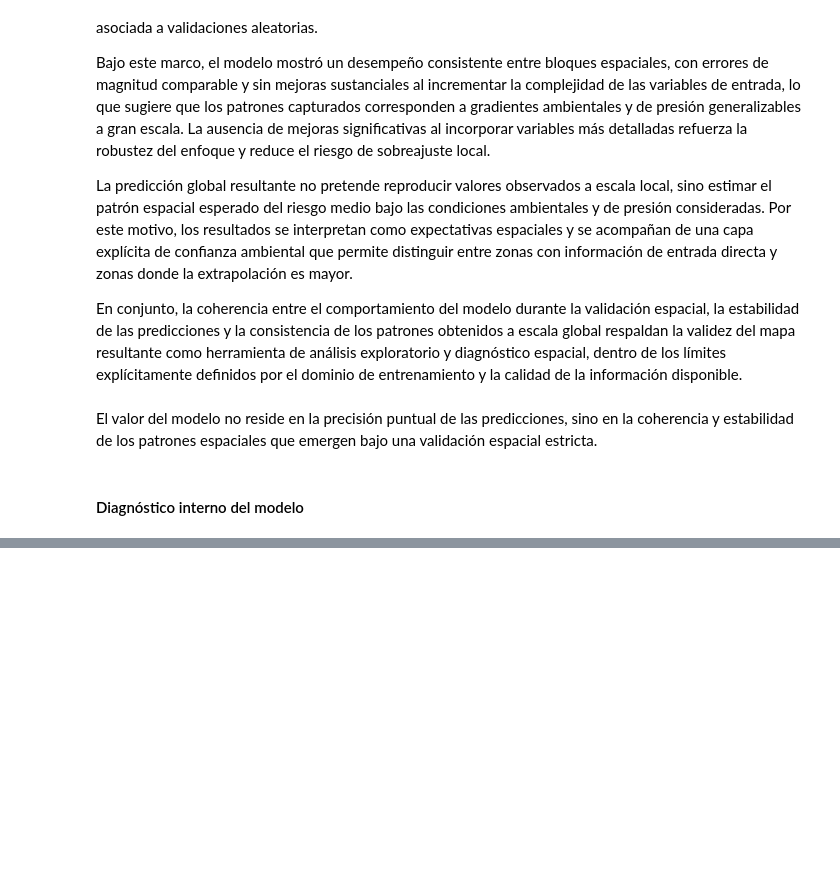
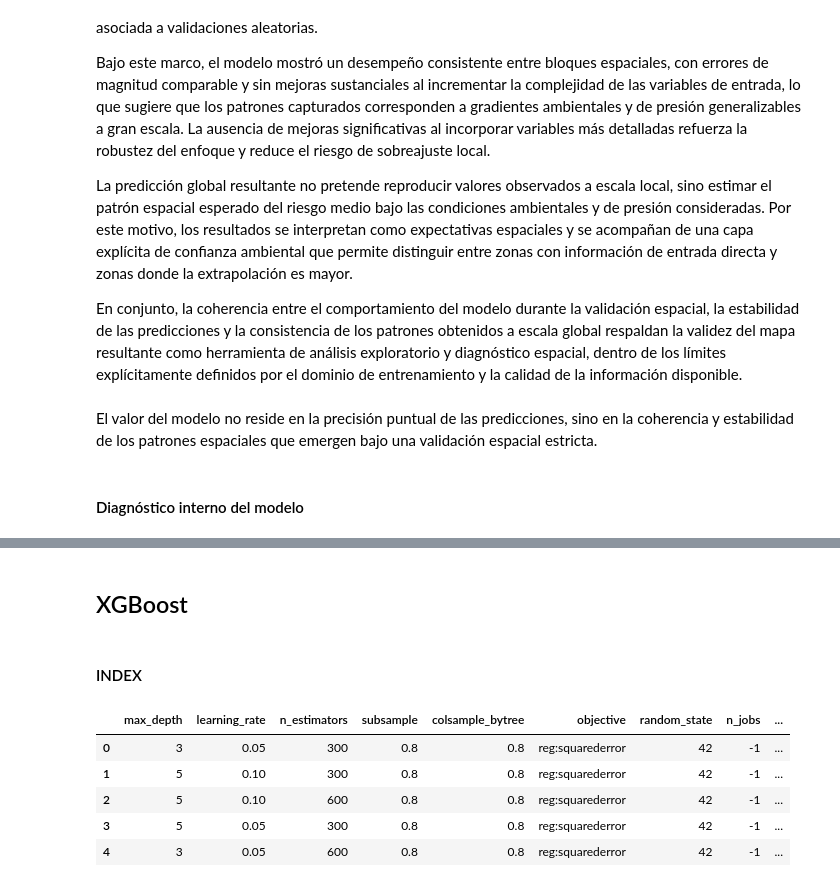
Before and after one commit to 4GeeksAcademy/loreykil_proyecto_final, a Jupyter notebook: Grilla2.0.ipynb, the cells around one changed output, grey strips where cells are left out. Drawn from its saved outputs; the diff is of its cells as text; code cells hidden in the pictures; blank space fills up the shorter version.

```diff
--- a/Grilla2.0.ipynb
+++ b/Grilla2.0.ipynb
@@ -458,7 +460,7 @@ def evaluate_model(X, y, model, spatial_folds):
 
         scores.append({
             "r2": r2_score(y_test, y_pred),
-            "rmse": np.sqrt(mean_squared_error(y_test, y_pred))
+            "rmse": np.sqrt(root_mean_squared_error(y_test, y_pred))
         })
 
     return pd.DataFrame(scores)
@@ -794,0 +827,40 @@ Para mañana, probar XGboost, repetir proceso con target 2.
+# %% [markdown]
+## XGBoost
+# %%
+xgb_param_grid = {
+    "max_depth": [3, 5],
+    "learning_rate": [0.05, 0.1],
+    "n_estimators": [300, 600],
+    "subsample": [0.8],
+    "colsample_bytree": [0.8],
+}
+
+xgb_fixed_params = {
+    "objective": "reg:squarederror",
+    "random_state": 42,
+    "n_jobs": -1,
+}
+# %% [markdown]
+#### INDEX
+# %%
+X = train_df[FEATURES_INDEX]
+y = train_df[TARGET_1]
+# %%
+# Grid search con CV espacial
+xgb_results_INDEX = grid_search_spatial(
+    model_class=XGBRegressor,
+    param_grid=xgb_param_grid,
+    fixed_params=xgb_fixed_params,
+    X=X,
+    y=y,
+    spatial_folds=spatial_folds
+)
+# %%
+xgb_results_INDEX.head()
+# %% [output]
+|  | max_depth | learning_rate | n_estimators | subsample | colsample_bytree | objective | random_state | n_jobs | ... |
+| 0 | 3 | 0.05 | 300 | 0.8 | 0.8 | reg:squarederror | 42 | -1 | ... |
+| 1 | 5 | 0.10 | 300 | 0.8 | 0.8 | reg:squarederror | 42 | -1 | ... |
+| 2 | 5 | 0.10 | 600 | 0.8 | 0.8 | reg:squarederror | 42 | -1 | ... |
+| 3 | 5 | 0.05 | 300 | 0.8 | 0.8 | reg:squarederror | 42 | -1 | ... |
+| 4 | 3 | 0.05 | 600 | 0.8 | 0.8 | reg:squarederror | 42 | -1 | ... |
```
Also changed, not shown: parts of 41 cells of this notebook, 4 other files.
